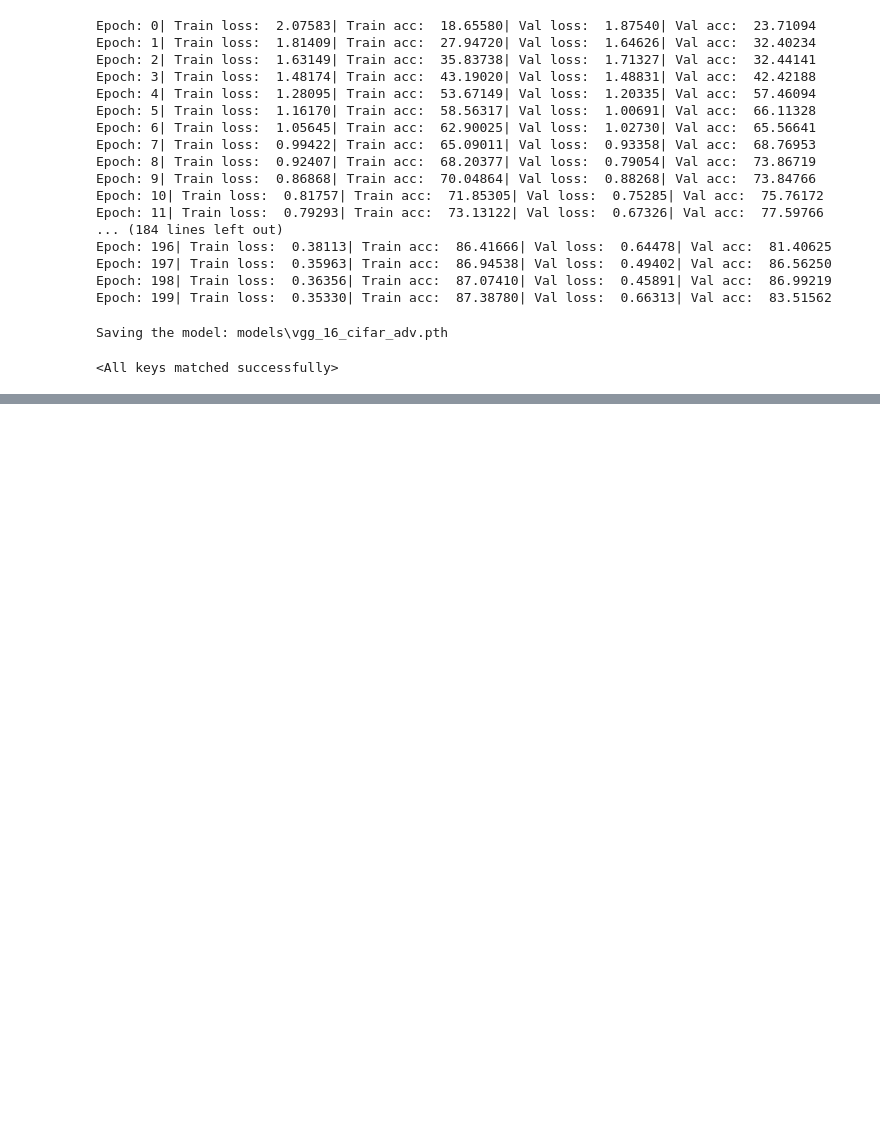
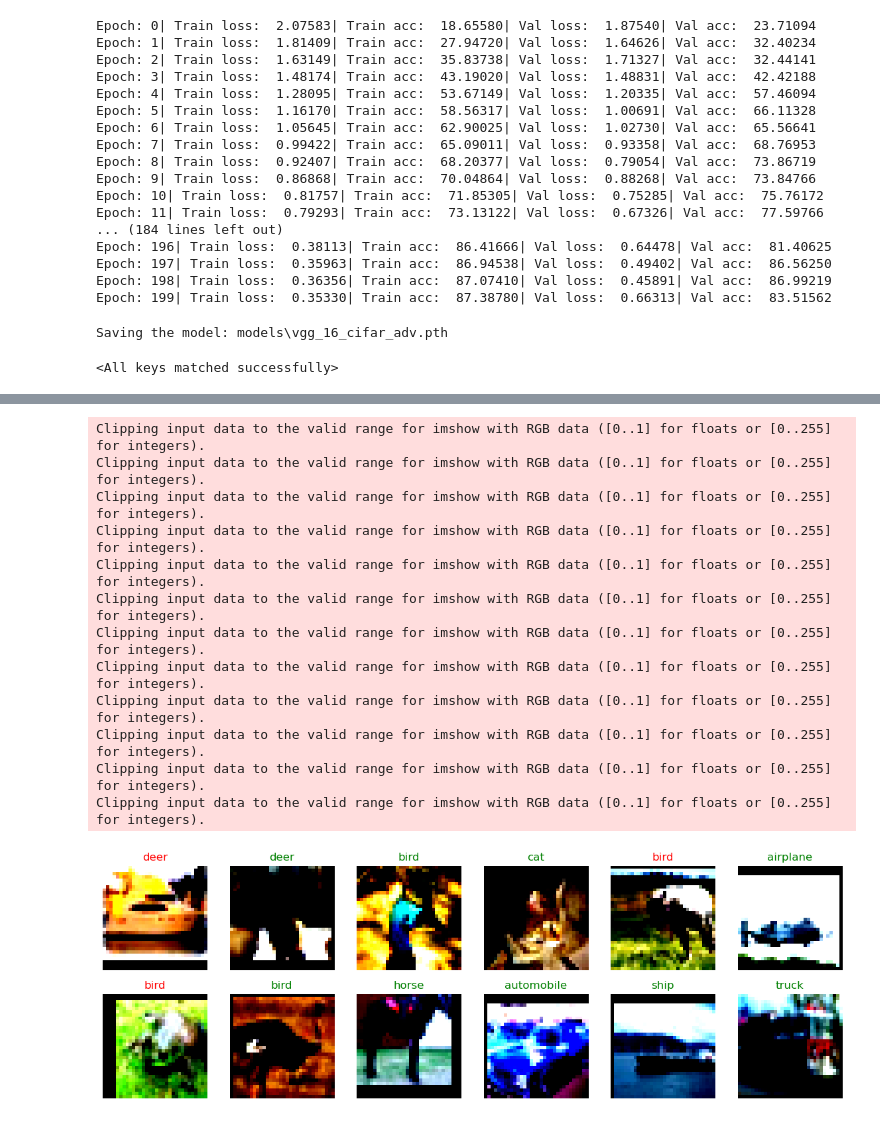
Before and after one commit to sanishsuwal7/ExplainableAI, a Jupyter notebook: VGG-16_adv.ipynb, the cells around one changed output, grey strips where cells are left out. Saved outputs shown, nothing was run; the diff lists cells and outputs as text; code cells hidden in the pictures; blank space fills up the shorter version.

```diff
--- a/VGG-16_adv.ipynb
+++ b/VGG-16_adv.ipynb
@@ -25,0 +48,3 @@ classes = ('plane', 'car' , 'bird','cat', 'deer', 'dog', 'frog', 'horse', 'ship'
+# %%
+class_names = train_dataset.classes
+class_names
@@ -187,3 +231,12 @@ model_vgg_16_cifar_adv_loaded.load_state_dict(torch.load(MODEL_SAVE_PATH))
 # %% [output]
 Saving the model: models\vgg_16_cifar_adv.pth
 <All keys matched successfully>
+# %%
+MODEL_PATH = Path("models")
+MODEL_PATH.mkdir(parents=True, exist_ok=True)
+
+MODEL_NAME = "vgg_16_cifar_adv.pth"
+MODEL_SAVE_PATH = MODEL_PATH / MODEL_NAME
+# Loading the saved model
+model_vgg_16_cifar_adv_loaded = vgg16().to(device)
+model_vgg_16_cifar_adv_loaded.load_state_dict(torch.load(MODEL_SAVE_PATH))
@@ -209,0 +265,37 @@ Test loss:  0.64499| Test acc:  83.28719
+# %%
+# See random images with their labels
+torch.manual_seed(42)  # setting random seed
+import matplotlib.pyplot as plt
+%matplotlib inline
+fig = plt.figure(figsize=(12, 4))
+
+rows, cols = 2, 6
+for i in range(1, (rows * cols) + 1):
+    random_idx = torch.randint(0, len(test_dataset), size=[1]).item()
+    img, label_gt = test_dataset[random_idx]
+    img_temp = img.unsqueeze(dim=0).to(device)
+    # print(img.shape)
+    label_pred = torch.argmax(model_vgg_16_cifar_adv_loaded(img_temp))
+    fig.add_subplot(rows, cols, i)
+    img = img.permute(1, 2, 0)    # CWH --> WHC
+    plt.imshow(img, cmap='gray')
+    if label_pred == label_gt:
+        plt.title(class_names[label_pred], color='g') # for correct prediction
+    else:
+        plt.title(class_names[label_pred], color='r') # for incorrect prediction
+    plt.axis(False)
+    plt.tight_layout();
+# %% [output]
+Clipping input data to the valid range for imshow with RGB data ([0..1] for floats or [0..255] for integers).
+Clipping input data to the valid range for imshow with RGB data ([0..1] for floats or [0..255] for integers).
+Clipping input data to the valid range for imshow with RGB data ([0..1] for floats or [0..255] for integers).
+Clipping input data to the valid range for imshow with RGB data ([0..1] for floats or [0..255] for integers).
+Clipping input data to the valid range for imshow with RGB data ([0..1] for floats or [0..255] for integers).
+Clipping input data to the valid range for imshow with RGB data ([0..1] for floats or [0..255] for integers).
+Clipping input data to the valid range for imshow with RGB data ([0..1] for floats or [0..255] for integers).
+Clipping input data to the valid range for imshow with RGB data ([0..1] for floats or [0..255] for integers).
+Clipping input data to the valid range for imshow with RGB data ([0..1] for floats or [0..255] for integers).
+Clipping input data to the valid range for imshow with RGB data ([0..1] for floats or [0..255] for integers).
+Clipping input data to the valid range for imshow with RGB data ([0..1] for floats or [0..255] for integers).
+Clipping input data to the valid range for imshow with RGB data ([0..1] for floats or [0..255] for integers).
+[figure, added]
```
Also changed, not shown: parts of 19 cells of this notebook, 1 other file.
